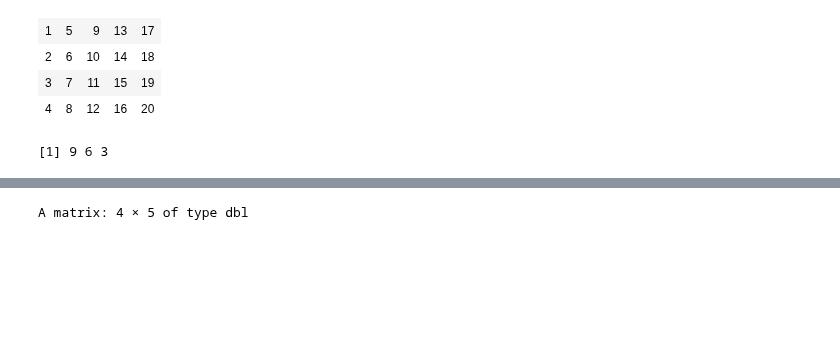
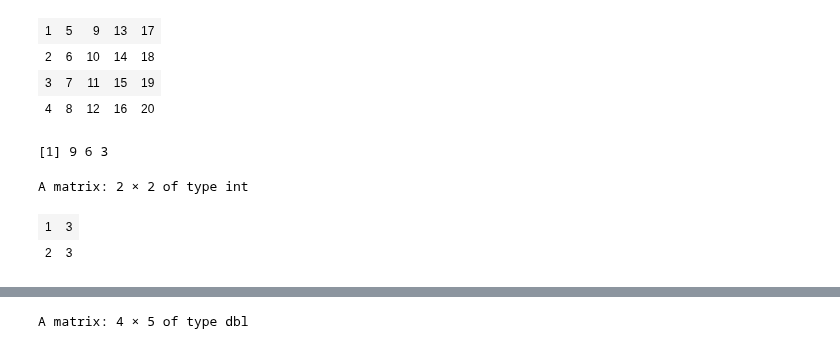
Before and after one commit to qslia/R_Practice, a Jupyter notebook: notebooks/basic.ipynb, the cells around one changed output, grey strips where cells are left out. Cells and saved outputs as stored; diff of their text form; code cells hidden in the pictures; blank space fills up the shorter version.

```diff
--- a/notebooks/basic.ipynb
+++ b/notebooks/basic.ipynb
@@ -1053,3 +1093,10 @@ A matrix: 4 × 5 of type int
 x[i]
 # %% [output]
 [1] 9 6 3
+# %%
+j <- array(c(1:3, 3:1), dim = c(2, 2))
+j
+# %% [output]
+A matrix: 2 × 2 of type int
+| 1 | 3 |
+| 2 | 3 |
```
Also changed, not shown: parts of 21 cells of this notebook.
